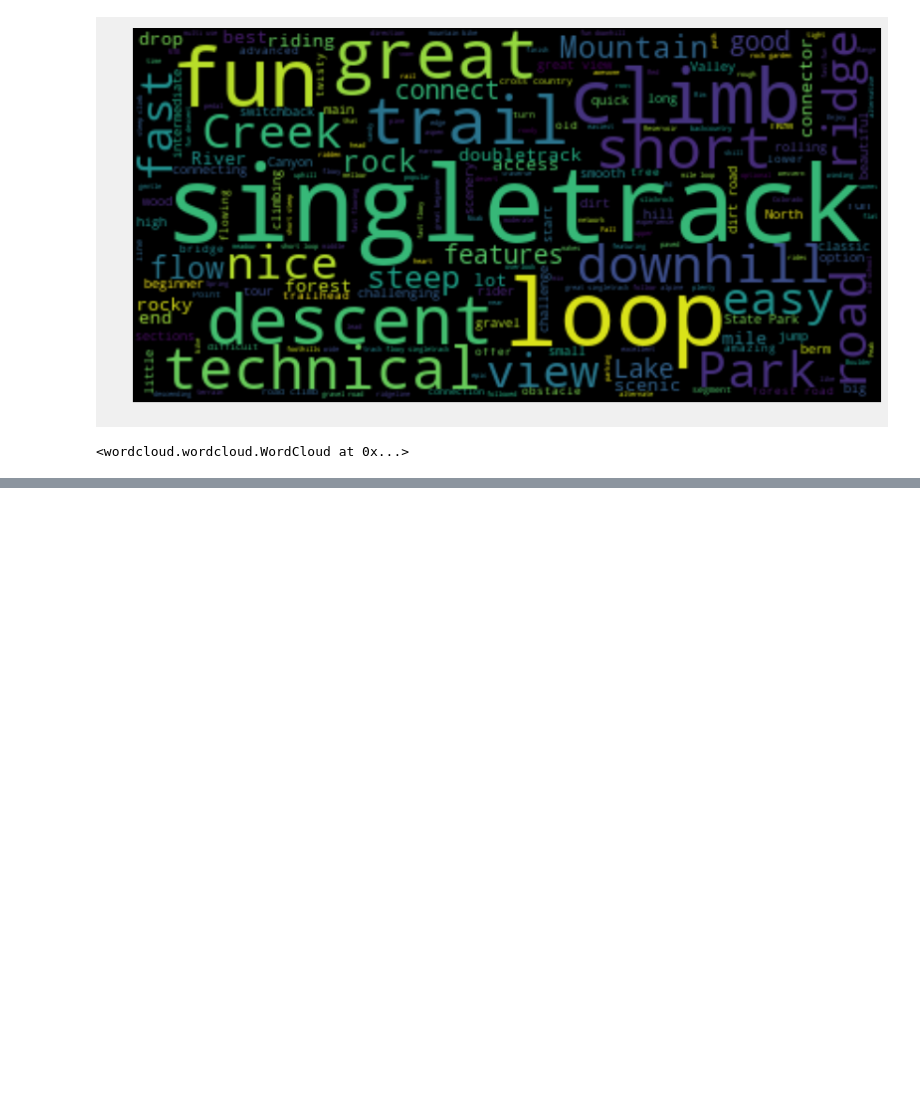
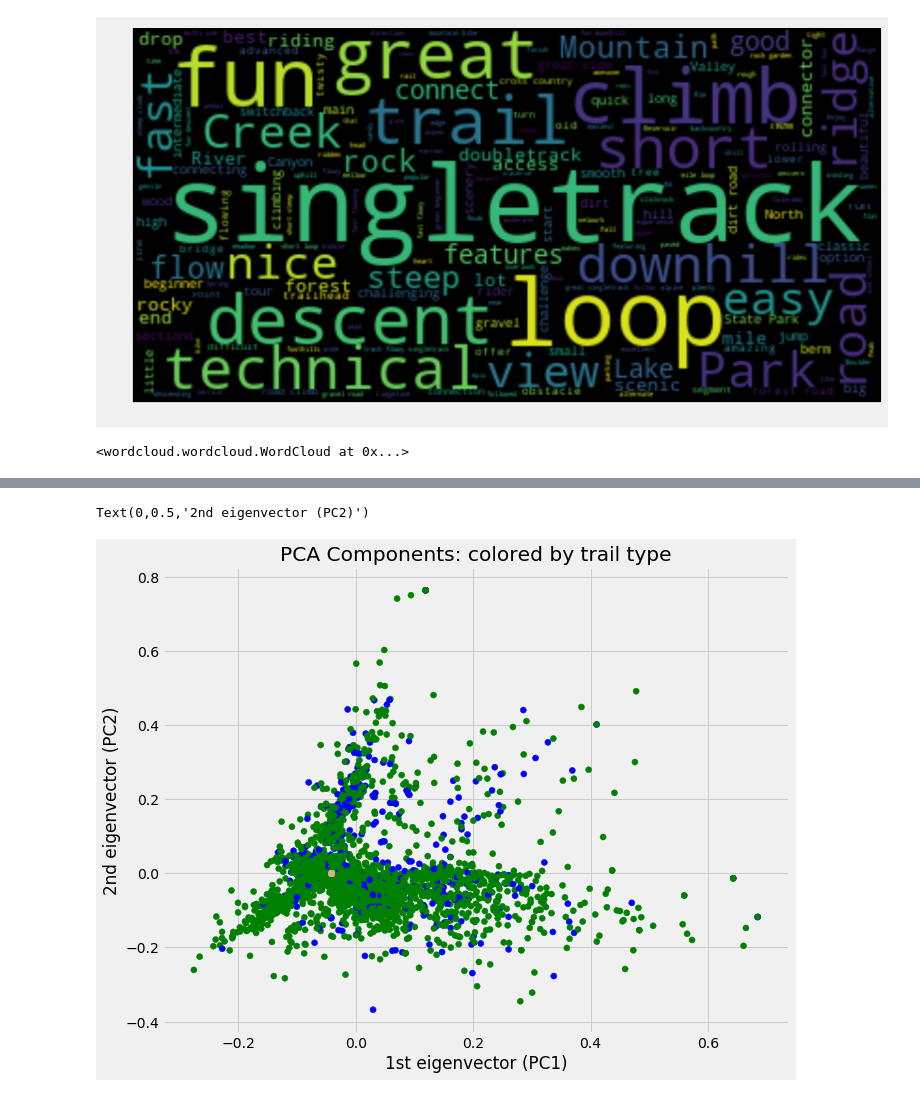
Before and after one commit to Laura-Kimble/mtb-trails, a Jupyter notebook: notebooks/mtb_eda.ipynb, the cells around one changed output, grey strips where cells are left out. Drawn from its saved outputs; the diff is of its cells as text; code cells hidden in the pictures; blank space fills up the shorter version.

```diff
--- a/notebooks/mtb_eda.ipynb
+++ b/notebooks/mtb_eda.ipynb
@@ -223,0 +304,14 @@ wordcloud.to_file("../images/mtbproject_wordcloud.png")
+# %%
+y3 = trails_df_with_summary['type'].map({'Trail': 'green', 'Ride': 'blue', 'Connector': 'tan'})
+
+fig, ax = plt.subplots(1, 1, figsize=(10, 8))
+ax.scatter(pca_tfidf[:, 0], pca_tfidf[:, 1], c=y3)
+ax.set_title("PCA Components: colored by trail type")
+ax.set_xlabel("1st eigenvector (PC1)")
+ax.set_ylabel("2nd eigenvector (PC2)")
+#ax.legend(handles=legend_elements3, facecolor='w', title='Trail difficulty')
+
+#fig.savefig('../images/PCA_difficulty.png');
+# %% [output]
+Text(0,0.5,'2nd eigenvector (PC2)')
+[figure, added]
```
Also changed, not shown: parts of 5 cells of this notebook, 4 other files.
